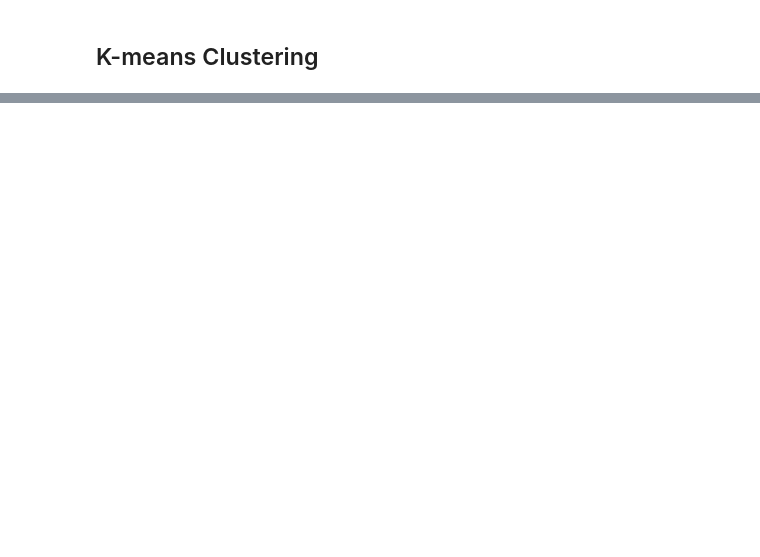
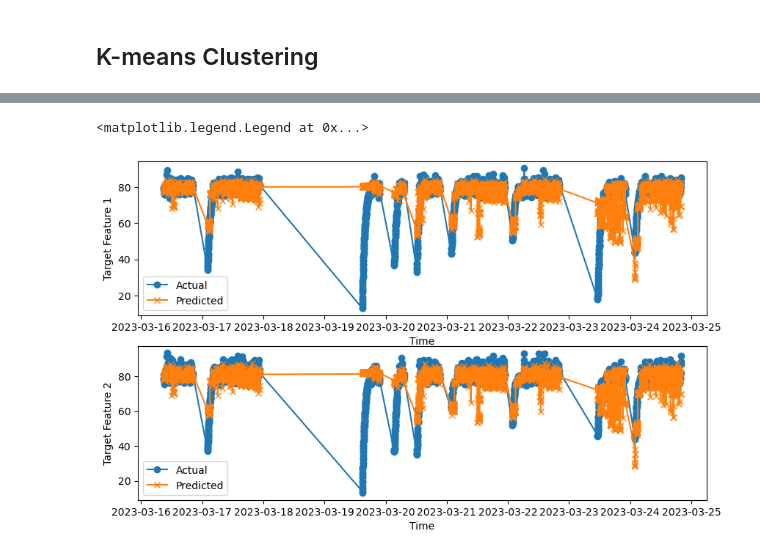
Before and after one commit to moulinleo/cool_train, a Jupyter notebook: notebooks/model_selection/model_selection.ipynb, the cells around one changed output, grey strips where cells are left out. Drawn from its saved outputs; the diff is of its cells as text; code cells hidden in the pictures; blank space fills up the shorter version.

```diff
--- a/notebooks/model_selection/model_selection.ipynb
+++ b/notebooks/model_selection/model_selection.ipynb
@@ -389,0 +673,19 @@ For example,
+# %%
+# Split into input and target features
+input_features = ['temperature','elevation','precipitations','snow_height','Distance',
+                'IsMoving', 'MovingSpeed', 'Slope', 'VerticalDisplacement','month', 'hour',
+                'dayOfWeek', 'quarter', 'timeOfDay', 'RS_E_RPM_PC1', 'RS_E_RPM_PC2']
+
+
+output_features = ['RS_T_OilTemp_PC1', 'RS_T_OilTemp_PC2']
+
+X_train = train_data[input_features]
+y_train = train_data[output_features]
+
+X_test = test_data[input_features]
+y_test = test_data[output_features]
+# %%
+from sklearn.model_selection import train_test_split
+from sklearn.ensemble import RandomForestRegressor
+
+model = RandomForestRegressor(n_estimators=100, random_state=42)
@@ -389,0 +697,25 @@ For example,
+# %%
+# Make predictions
+y_pred = model.predict(X_test)
+# %%
+# Visualize predictions and anomalies
+plt.figure(figsize=(10, 6))
+
+# Plot actual vs. predicted values for target_feature1
+plt.subplot(2, 1, 1)
+plt.plot(test_data.index, y_test[output_features[0]], label='Actual', marker='o')
+plt.plot(test_data.index, y_pred[:, 0], label='Predicted', marker='x')
+plt.xlabel('Time')
+plt.ylabel('Target Feature 1')
+plt.legend()
+
+# Plot actual vs. predicted values for target_feature2
+plt.subplot(2, 1, 2)
+plt.plot(test_data.index, y_test[output_features[1]], label='Actual', marker='o')
+plt.plot(test_data.index, y_pred[:, 1], label='Predicted', marker='x')
+plt.xlabel('Time')
+plt.ylabel('Target Feature 2')
+plt.legend()
+# %% [output]
+<matplotlib.legend.Legend at 0x...>
+[figure, added]
```
Also changed, not shown: parts of 54 cells of this notebook.
